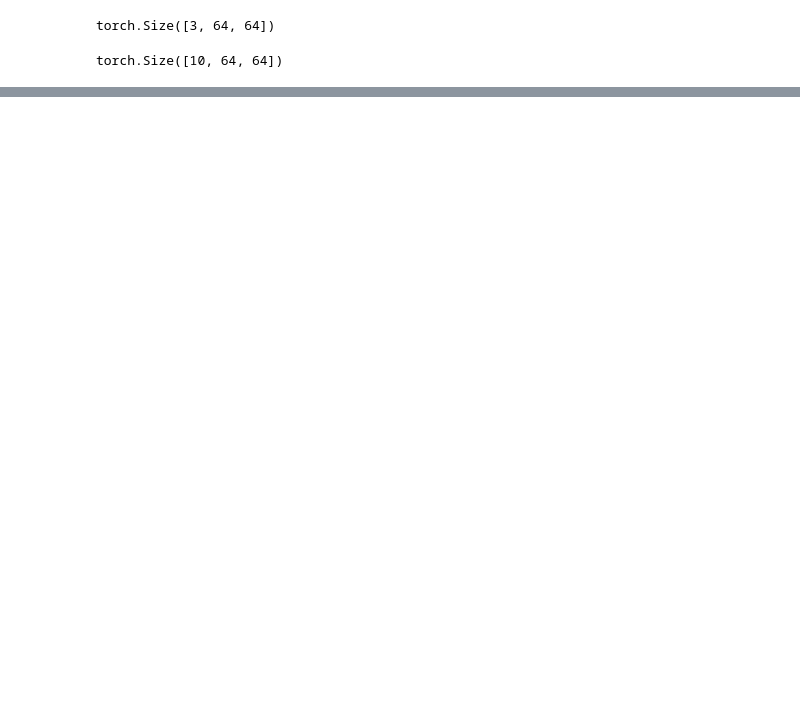
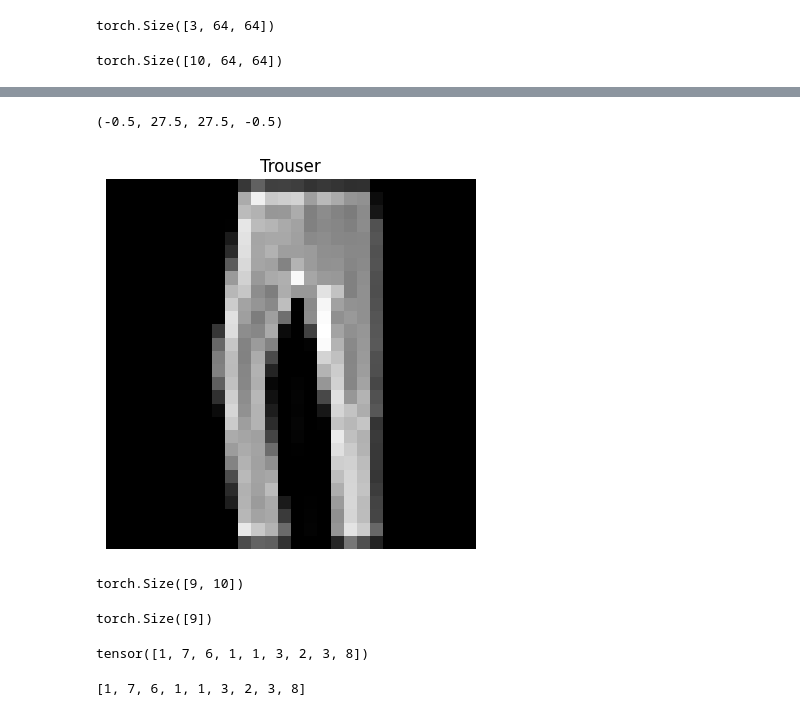
Before and after one commit to eric-sun92/pytorch_computer_vision_intro, a Jupyter notebook: 03_pytorch_computer_vision.ipynb, the cells around one changed output, grey strips where cells are left out. Saved outputs shown, nothing was run; the diff lists cells and outputs as text; code cells hidden in the pictures; blank space fills up the shorter version.

```diff
--- a/03_pytorch_computer_vision.ipynb
+++ b/03_pytorch_computer_vision.ipynb
@@ -571,0 +685,34 @@ torch.Size([10, 64, 64])
+# %%
+import random
+
+test_samples = []
+test_labels = []
+
+for sample, label in random.sample(list(test_data), k=9):
+  test_samples.append(sample)
+  test_labels.append(label)
+# %%
+plt.imshow(test_samples[0].squeeze(), cmap="gray")
+plt.title(class_names[test_labels[0]])
+plt.axis(False)
+# %% [output]
+(-0.5, 27.5, 27.5, -0.5)
+[figure, added]
+# %%
+prediction_probabilities = make_predictions(model_2, test_samples, device)
+prediction_probabilities.shape
+# %% [output]
+torch.Size([9, 10])
+# %%
+predictions = torch.argmax(prediction_probabilities, dim=1)
+predictions.shape
+# %% [output]
+torch.Size([9])
+# %%
+predictions
+# %% [output]
+tensor([1, 7, 6, 1, 1, 3, 2, 3, 8])
+# %%
+test_labels
+# %% [output]
+[1, 7, 6, 1, 1, 3, 2, 3, 8]
```
Also changed, not shown: parts of 27 cells of this notebook.
